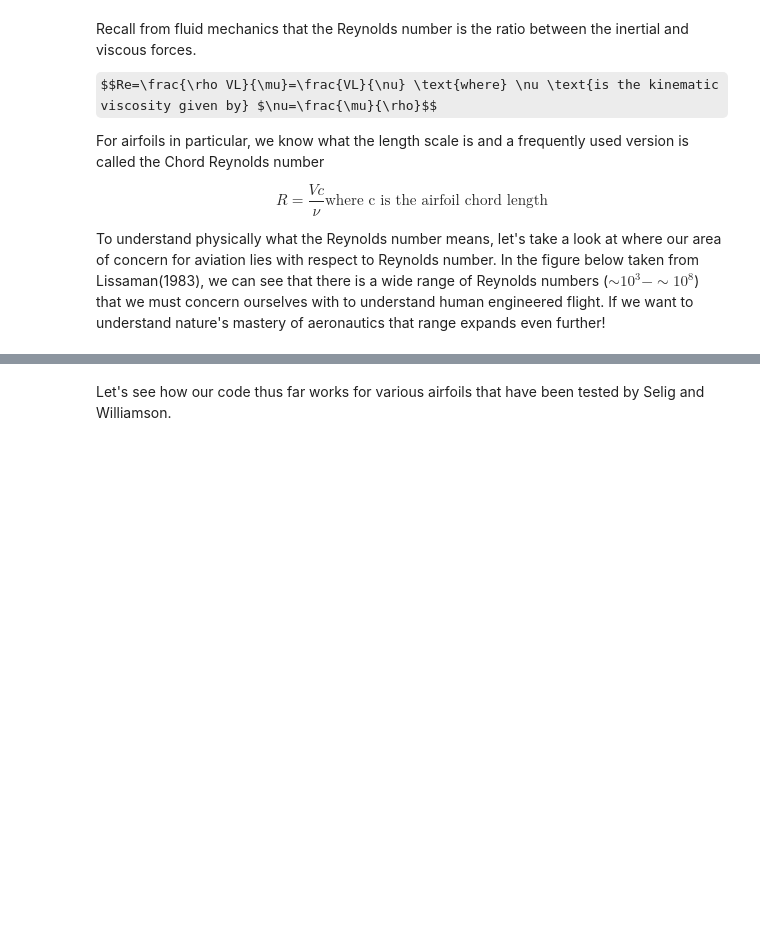
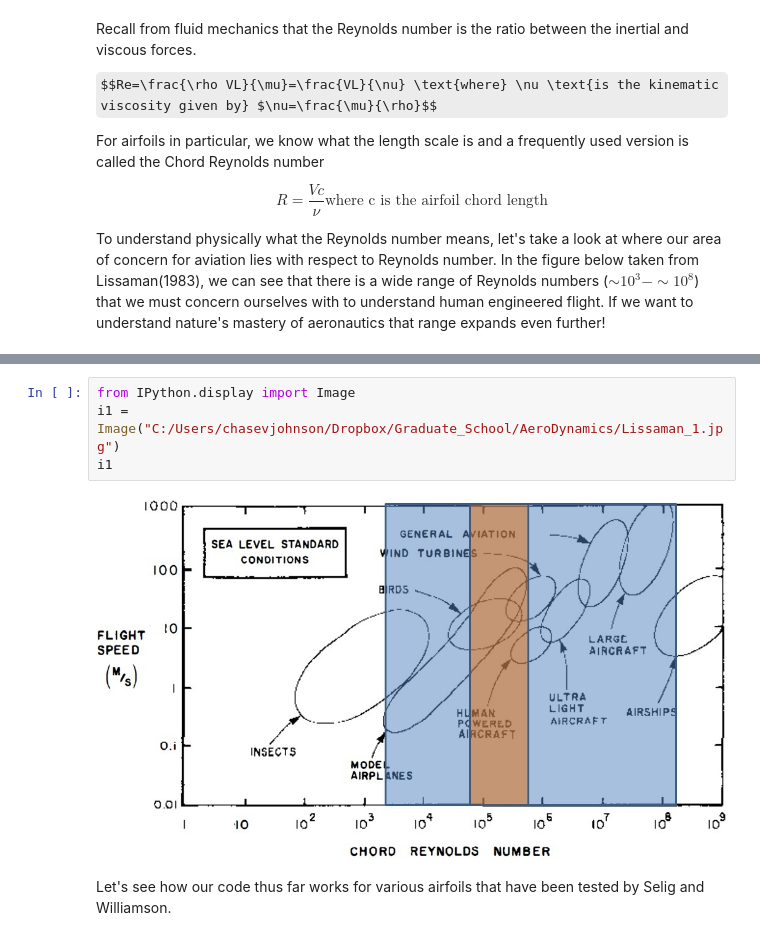
Before and after one commit to LTChaseJohnson/MAE6226, a Jupyter notebook: final project.ipynb, the cells around one changed output, grey strips where cells are left out. Saved outputs shown, nothing was run; the diff lists cells and outputs as text; some formulas as TeX source; blank space fills up the shorter version.

Commit message:
Testing Ipython.display Image

```diff
--- a/final project.ipynb
+++ b/final project.ipynb
@@ -21,2 +19,8 @@ To understand physically what the Reynolds number means, let's take a look at wh
+# %%
+from IPython.display import Image
+i1 = Image("C:/Users/chasevjohnson/Dropbox/Graduate_School/AeroDynamics/Lissaman_1.jpg")
+i1
+# %% [output]
+[figure, added]
 # %% [markdown]
 Let's see how our code thus far works for various airfoils that have been tested by Selig and Williamson.
```
Also changed, not shown: parts of 1 cell of this notebook.
